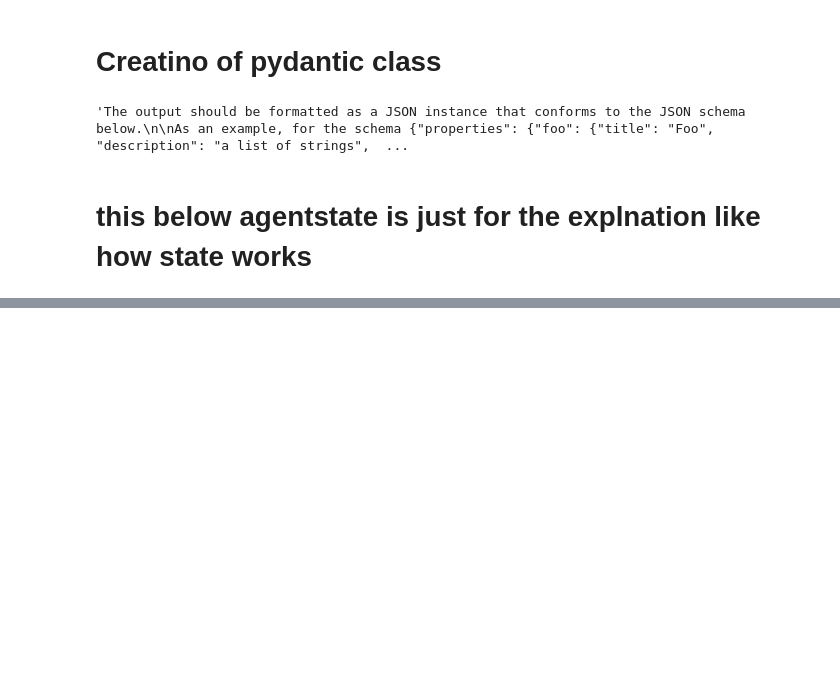
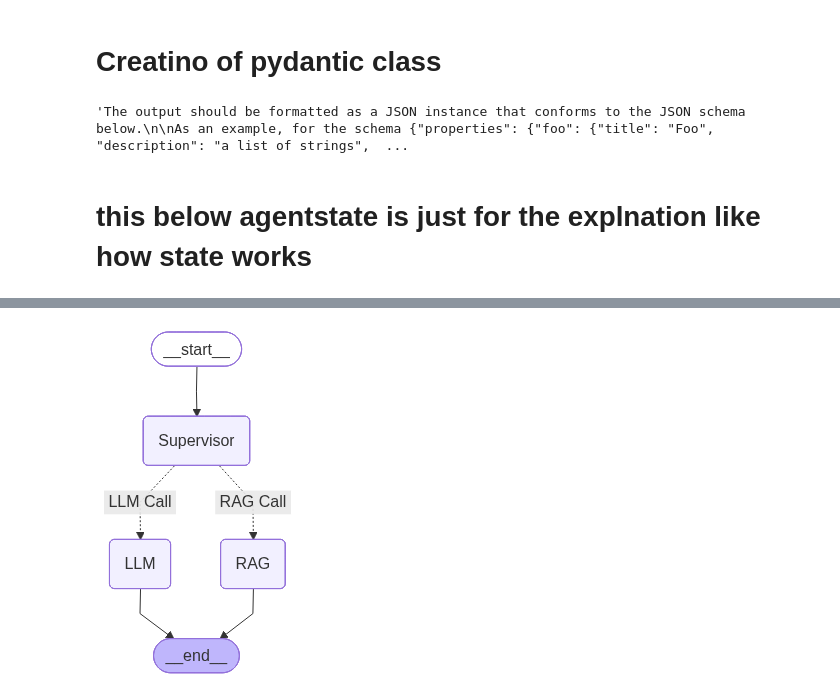
Before and after one commit to chetangpande-ai/Langgraph-Agentic, a Jupyter notebook: langgraph/agentic_flow_example1.ipynb, the cells around one changed output, grey strips where cells are left out. Drawn from its saved outputs; the diff is of its cells as text; code cells hidden in the pictures; blank space fills up the shorter version.

```diff
--- a/langgraph/agentic_flow_example1.ipynb
+++ b/langgraph/agentic_flow_example1.ipynb
@@ -161,0 +208,6 @@ NameError: name 'model' is not defined
+# %%
+workflow=StateGraph(AgentState)
+workflow.add_node("Supervisor",function_1)
+workflow.add_node("RAG",function_2)
+workflow.add_node("LLM",function_3)
+workflow.set_entry_point("Supervisor")
@@ -161,0 +216,9 @@ NameError: name 'model' is not defined
+# %%
+workflow.add_conditional_edges(
+    "Supervisor",
+    router,
+    {
+        "RAG Call": "RAG",
+        "LLM Call": "LLM",
+    }
+)
@@ -161,0 +227,3 @@ NameError: name 'model' is not defined
+# %%
+workflow.add_edge("RAG",END)
+workflow.add_edge("LLM",END)
@@ -161,0 +232,2 @@ NameError: name 'model' is not defined
+# %%
+app=workflow.compile()
@@ -161,0 +245,4 @@ NameError: name 'model' is not defined
+# %%
+app
+# %% [output]
+[figure, added]
```
Also changed, not shown: parts of 20 cells of this notebook, 3 other files.
